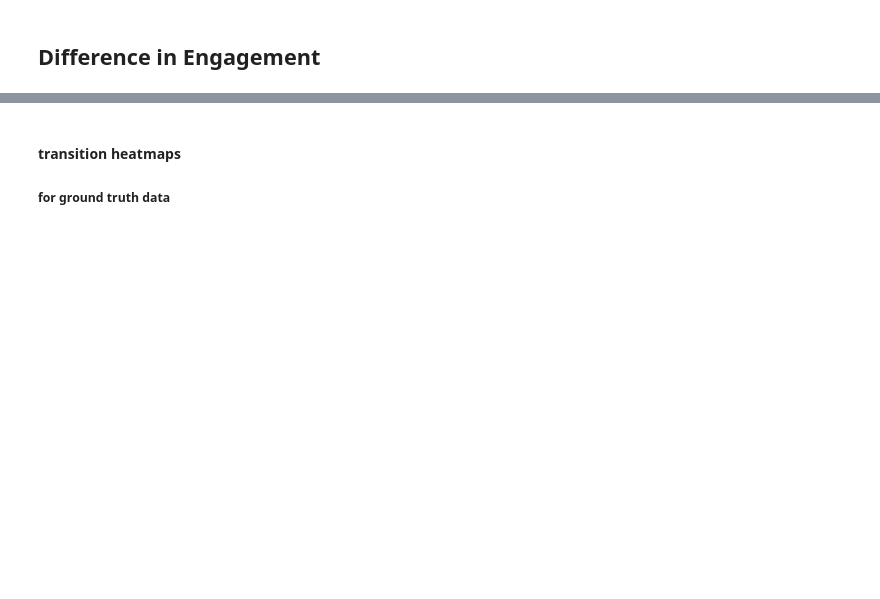
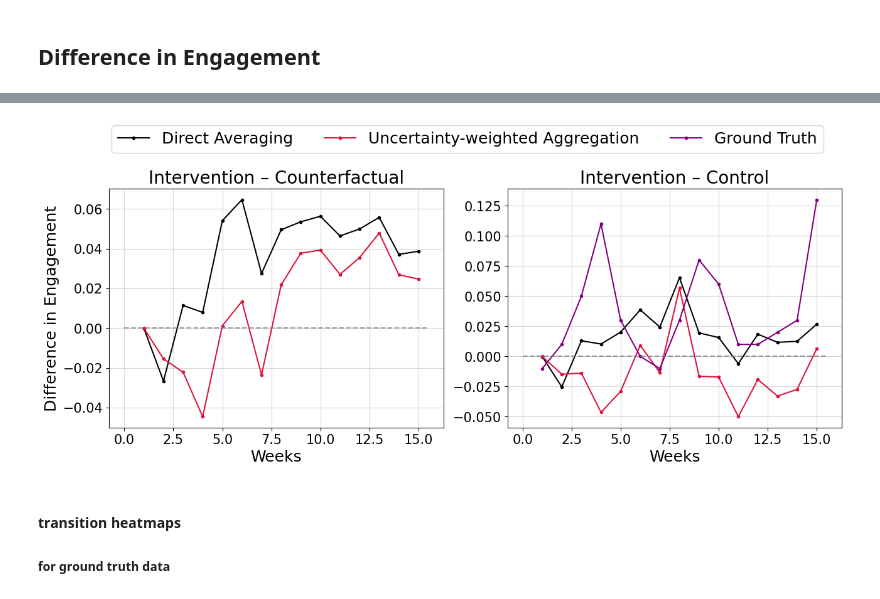
Before and after one commit to sarahmart/LLM-ABS-ARMMAN-prediction, a Jupyter notebook: action_results.ipynb, the cells around one changed output, grey strips where cells are left out. Drawn from its saved outputs; the diff is of its cells as text; code cells hidden in the pictures; blank space fills up the shorter version.

Commit message:
Analysing intervention, counterfactual and control settings

```diff
--- a/action_results.ipynb
+++ b/action_results.ipynb
@@ -27,8 +27,9 @@ from analysis.utils import *
 from models.preprocess import *
 # %%
 figsize = (13, 5)
-tfs = 16
-lfs = 14
+tfs = 20
+lfs = 18
+tickfs = 15
 # %% [markdown]
 ### Analyse true trajectories
 Need both sets: random and control
@@ -114,13 +124,13 @@ Mean trend: -0.009 (±0.011)
 # %% [markdown]
 ## Get predicted trajectories
 # %%
-models = ["google", "openai", "openaiheavy", "anthropic"] #"googlepro",
+models = ["google", "googlepro", "openai", "openaiheavy", "anthropic"]
 labels = ["Gemini Flash", "Gemini Pro", "GPT-4o mini", "GPT-4o", "Claude Instant"]
 
 cmap = matplotlib.colormaps['Paired']
 colors = [cmap(i) for i in range(12)]
 colors = [colors[i] for i in [0,1,2,3,7]]
-ens_colors = ['#DC143C', 'k', 'gray']
+ens_colors = ['k', '#DC143C', 'gray']
 titles = ['Google', 'OpenAI', 'Anthropic']
 
 t1, t2, long_t2 = 0, 15, 40
@@ -359,0 +207,7 @@ ensemble_labels = (["Aggregated", "Averaged", "Lowest Uncertainty"])
+# %%
+def calc_uncertainties(all_preds, model_data, key):
+    timestep_ind_preds = restructure_predictions(all_preds)
+    for time_mat in timestep_ind_preds:
+        epistemic_uncertainty, _, _ = compute_uncertainties_from_llm_predictions(time_mat)
+        epistemic_uncertainty = np.squeeze(epistemic_uncertainty)
+        model_data[key].append(epistemic_uncertainty)
@@ -456,3 +605,53 @@ plt.show()
+# %%
+# Plot difference in engagement between action and counterfactual for gcs and ensemble models
+fix, axs = plt.subplots(1, 2, figsize=figsize, sharey=False)
+
+# for i, model in enumerate(models):
+#         action_model_predictions = np.array(model_results[model]["action_mean_predictions"])  # (num_time_steps, num_mothers)
+#         action_mean_engagement_predictions = np.mean(action_model_predictions, axis=1)  # avg  over all mothers
+
+#         counter_model_predictions = np.array(model_results[model]["counterfactual_mean_predictions"])
+#         counter_mean_engagement_predictions = np.mean(counter_model_predictions, axis=1)
+
+#         x = range(1, len(action_mean_engagement_predictions) + 1)
+#         counter_diff = action_mean_engagement_predictions - counter_mean_engagement_predictions
+#         axs[0].plot(x, counter_diff,
+#                     marker="o", linestyle="-.", markersize=3, color=colors[i], label=labels[i], alpha=0.7)
+
+#         control_diff = action_mean_engagement_predictions - control_mean_engagement_predictions
+#         axs[1].plot(x, control_diff,
+#                     marker="o", linestyle="-.", markersize=3, color=colors[i], label=labels[i], alpha=0.7)
+
+
+for i, ensemble in enumerate(ensemble_models):
+        counter_diff = ensemble_results[ensemble]['action_mean_engagement_predictions'] - ensemble_results[ensemble]['counterfactual_mean_engagement_predictions']
+        axs[0].plot(x, counter_diff,
+                    marker="o", linestyle="-", markersize=3, color=ens_colors[i], label=ensemble_labels[i])
+
+        control_diff = ensemble_results[ensemble]['action_mean_engagement_predictions'] - ensemble_results[ensemble]['control_mean_engagement_predictions']
+        axs[1].plot(x, control_diff,
+                    marker="o", linestyle="-", markersize=3, color=ens_colors[i], label=ensemble_labels[i])
+
+# Plot Ground Truth DeltaEngagement
+gc_diff = y_true_engagement_over_time - n_true_engagement_over_time
+axs[1].plot(range(1, len(gc_diff) + 1), gc_diff,
+                  marker="o", markersize=3, linestyle="-", color="purple", label="Ground Truth")
+
+for ax in axs:
+        ax.hlines(y=0, xmin=0, xmax=15.5, linestyle="--", color="gray", alpha=0.8)
+        ax.set_xlabel("Weeks", fontsize=lfs)
+        ax.tick_params(axis='both', which='major', labelsize=tickfs)
+        ax.grid(True, alpha=0.5)
+
+axs[0].set_title("Intervention – Counterfactual", fontsize=tfs)
+axs[1].set_title("Intervention – Control", fontsize=tfs)
+axs[0].set_ylabel("Difference in Engagement", fontsize=lfs)
+plt.tight_layout()
+plt.legend(fontsize=lfs, bbox_to_anchor=(-0.12, 1.3), loc='upper center', title_fontsize=tfs, ncols=3)
+plt.savefig("plots/difference_in_engagement_settings.png", dpi=300, bbox_inches='tight')
+plt.show()
+# %% [output]
+[figure, added]
 # %% [markdown]
 #### transition heatmaps
 
```
Also changed, not shown: parts of 18 cells of this notebook.
